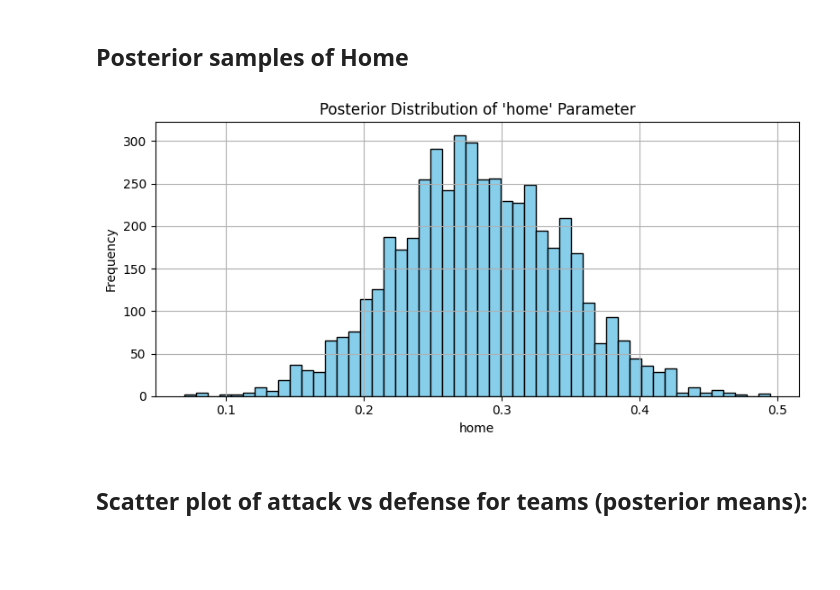
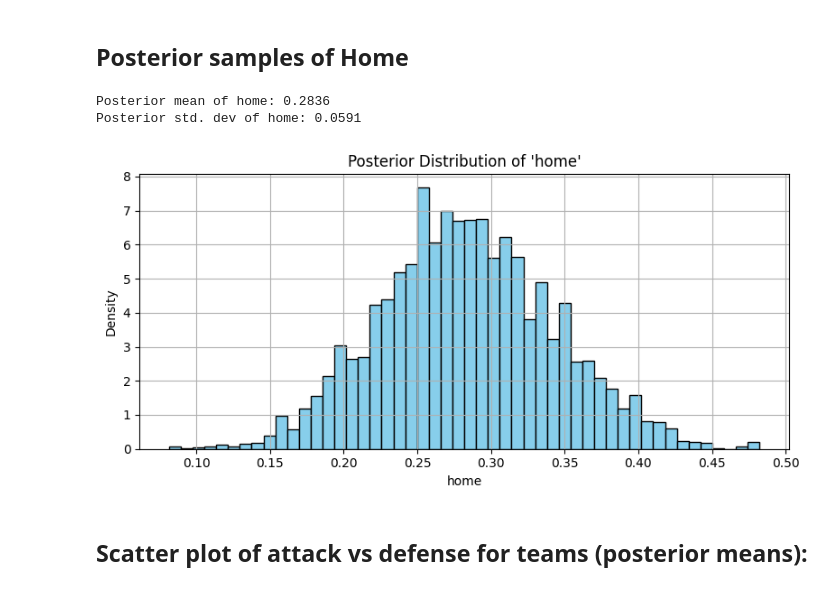
Before and after one commit to kkipngenokoech/MathsRequiredForAI, a Jupyter notebook: PGM/HW3/homework.ipynb, the cells around one changed output. Saved outputs shown, nothing was run; the diff lists cells and outputs as text; code cells hidden in the pictures; blank space fills up the shorter version.

```diff
--- a/PGM/HW3/homework.ipynb
+++ b/PGM/HW3/homework.ipynb
@@ -220,17 +139,26 @@ Estimated posterior mean of home: 0.2837
 # %% [markdown]
 ## Posterior samples of Home
 # %%
+mean_home = np.mean(home_trace)
+std_home = np.std(home_trace)
+
+print(f"Posterior mean of home: {mean_home:.4f}")
+print(f"Posterior std. dev of home: {std_home:.4f}")
+# Plot histogram of home parameter
+
 plt.figure(figsize=(8, 4))
-plt.hist(samples[:, 0], bins=50, color='skyblue', edgecolor='k')
-plt.title("Posterior Distribution of 'home' Parameter")
+plt.hist(home_trace, bins=50, color='skyblue', edgecolor='k', density=True)
+plt.title("Posterior Distribution of 'home'")
 plt.xlabel("home")
-plt.ylabel("Frequency")
+plt.ylabel("Density")
 plt.grid(True)
 plt.tight_layout()
-plt.savefig('home_histogram.png')
+plt.savefig("posterior_home_hist.png")
 plt.show()
 # %% [output]
+Posterior mean of home: 0.2836
+Posterior std. dev of home: 0.0591
-[figure, old version]
+[figure, new version]
 # %% [markdown]
 ## Scatter plot of attack vs defense for teams (posterior means):
 # %%
```
Also changed, not shown: parts of 9 cells of this notebook, 7 other files.
